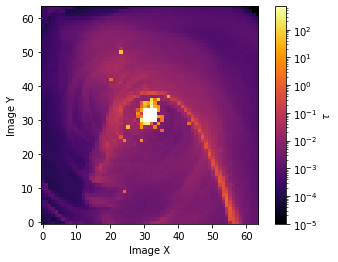
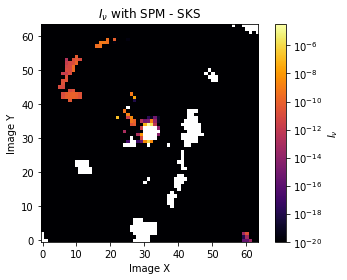
Unified diff of the notebook cell whose output changed from the first chart to the second:
--- before
+++ after
@@ -1,7 +1,8 @@
-frequencies = np.array(hf['frequency'][9])
-plt.imshow(hf['tau'][9],cmap='inferno',origin='lower',norm=colors.LogNorm(vmin=1e-5))
-plt.colorbar(label="$\\tau$")
+frequencies = np.array(hf['frequency'][18])
+plt.imshow(spm-sks,cmap='inferno',origin='lower',norm=colors.LogNorm(vmin=1e-20))
+plt.colorbar(label="$I_\\nu$")
 plt.xlabel('Image X')
 plt.ylabel('Image Y')
-plt.savefig('../plots/tde_tau_noOpacityTable.png', bbox_inches='tight', dpi=300)
+plt.title('$I_\\nu$ with SPM - SKS')
+plt.savefig('../plots/tde_I_nu_SPM_minus_SKS.png', bbox_inches='tight', dpi=300)
 plt.show()

Commit: spm working